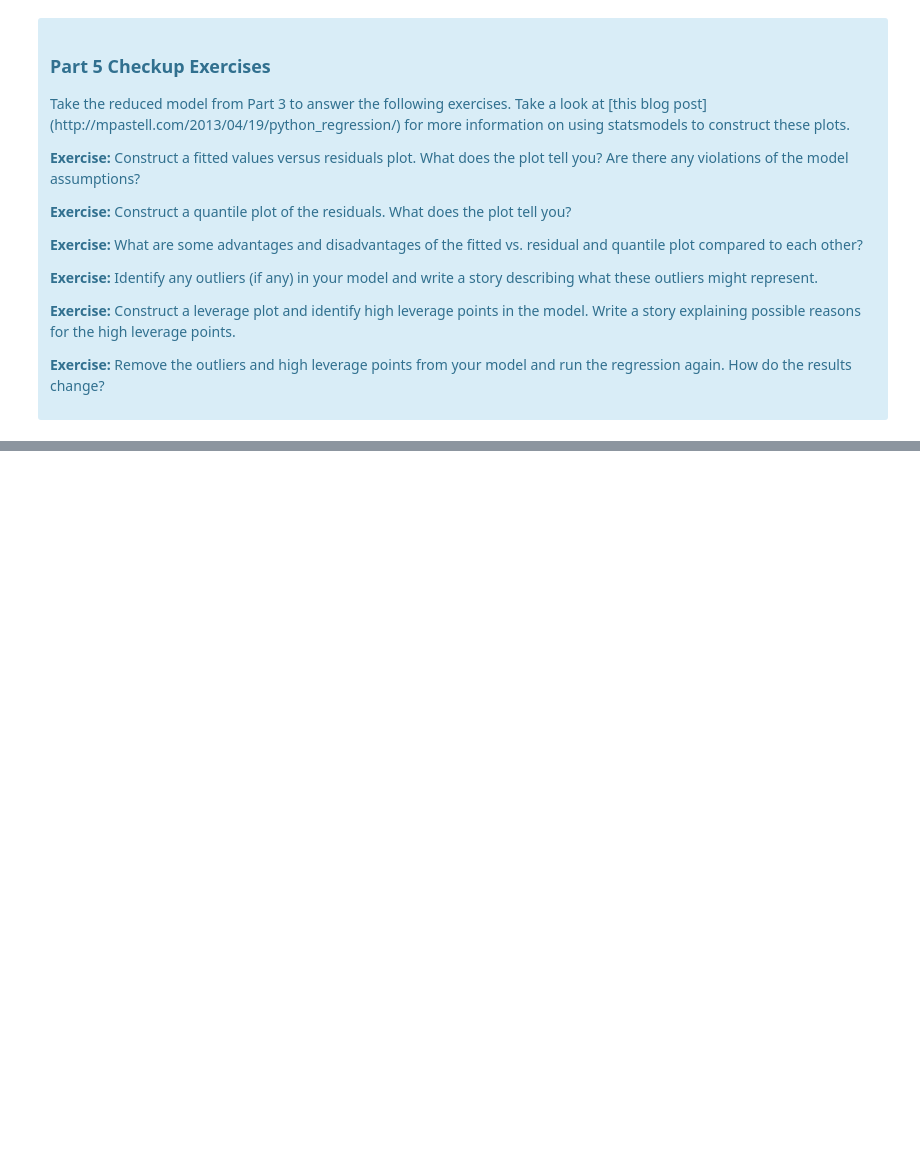
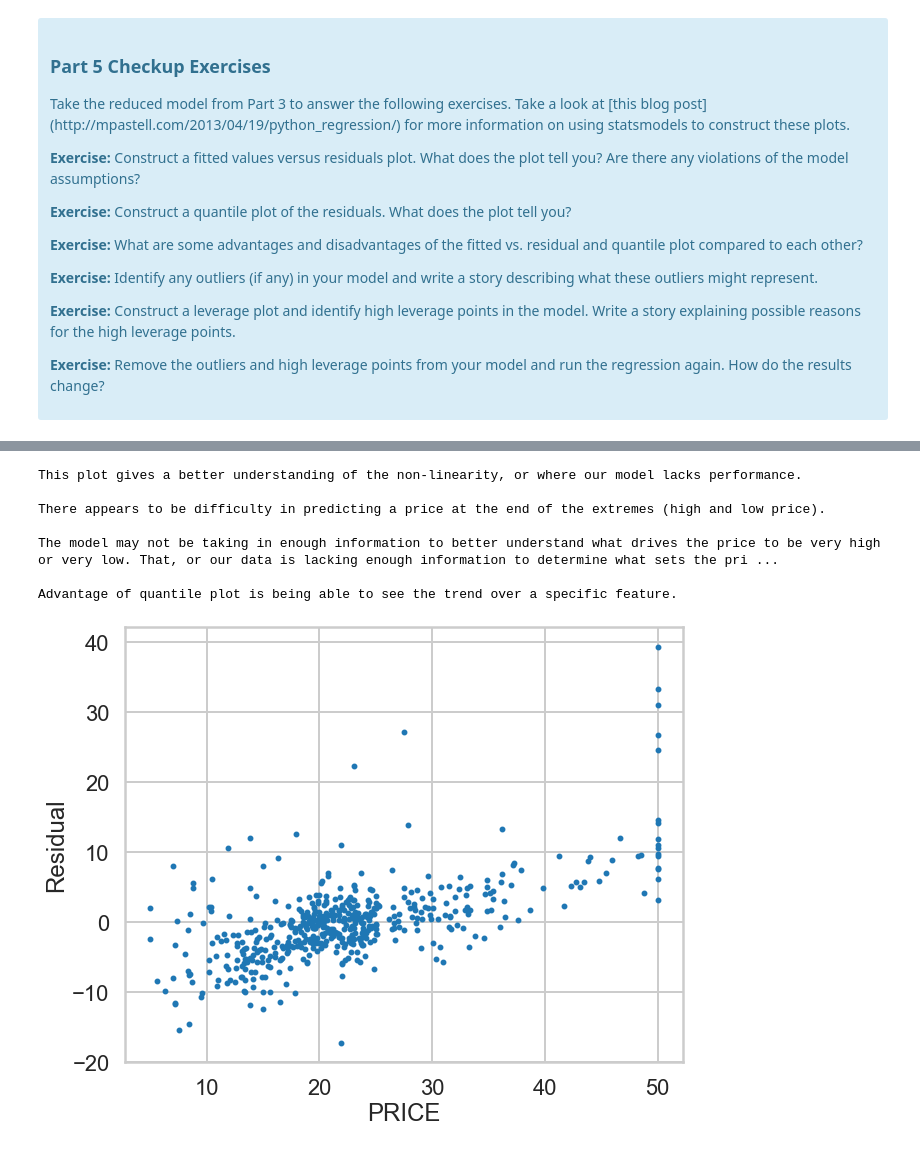
Before and after one commit to narek-g/mec-mini-projects, a Jupyter notebook: mec-11.4.1-linear-regression-mini-project/Mini_Project_Linear_Regression.ipynb, the cells around one changed output, grey strips where cells are left out. Saved outputs shown, nothing was run; the diff lists cells and outputs as text; code cells hidden in the pictures; blank space fills up the shorter version.

```diff
--- a/mec-11.4.1-linear-regression-mini-project/Mini_Project_Linear_Regression.ipynb
+++ b/mec-11.4.1-linear-regression-mini-project/Mini_Project_Linear_Regression.ipynb
@@ -820,0 +888,24 @@ There are some other issues that are important investigate with linear regressio
+# %%
+plt.figure(figsize=(10,8))
+plt.scatter(bos.PRICE, residuals, s=15)
+plt.xlabel('PRICE')
+plt.ylabel('Residual')
+
+print(' ')
+print('This plot gives a better understanding of the non-linearity, or where our model lacks performance.\n')
+print('There appears to be difficulty in predicting a price at the end of the extremes (high and low price).\n')
+print('The model may not be taking in enough information to better understand what drives the price to be very \
+high or very low. That, or our data is lacking enough information to determine what sets the price at these \
+extremes. \n')
+print('Advantage of quantile plot is being able to see the trend over a specific feature.')
+print(' ')
+plt.show()
+# %% [output]
+This plot gives a better understanding of the non-linearity, or where our model lacks performance.
+
+There appears to be difficulty in predicting a price at the end of the extremes (high and low price).
+
+The model may not be taking in enough information to better understand what drives the price to be very high or very low. That, or our data is lacking enough information to determine what sets the pri ...
+
+Advantage of quantile plot is being able to see the trend over a specific feature.
+[figure, added]
```
Also changed, not shown: parts of 12 cells of this notebook.
